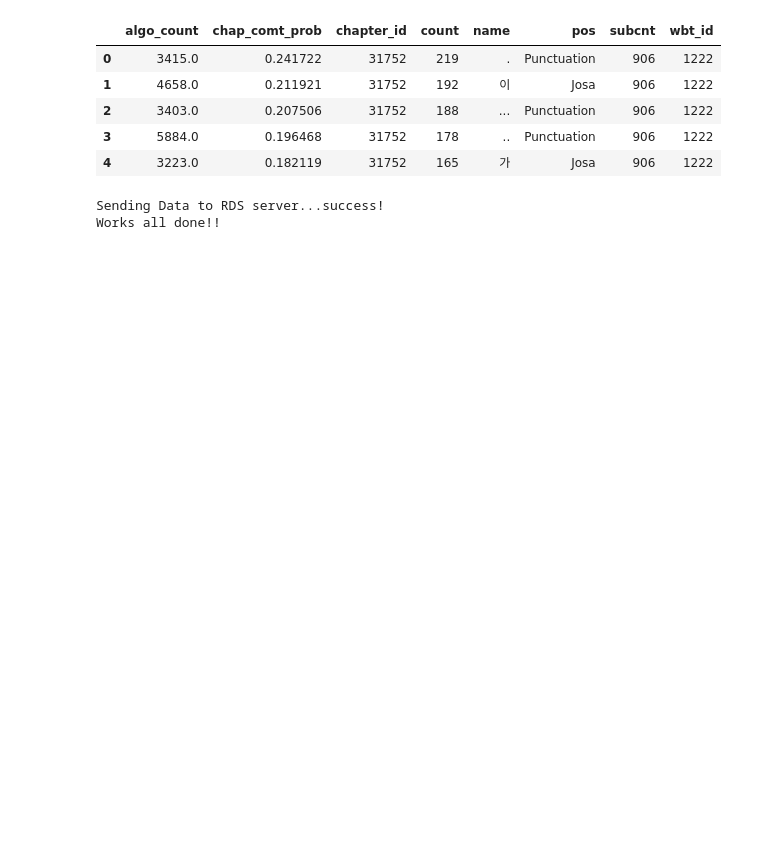
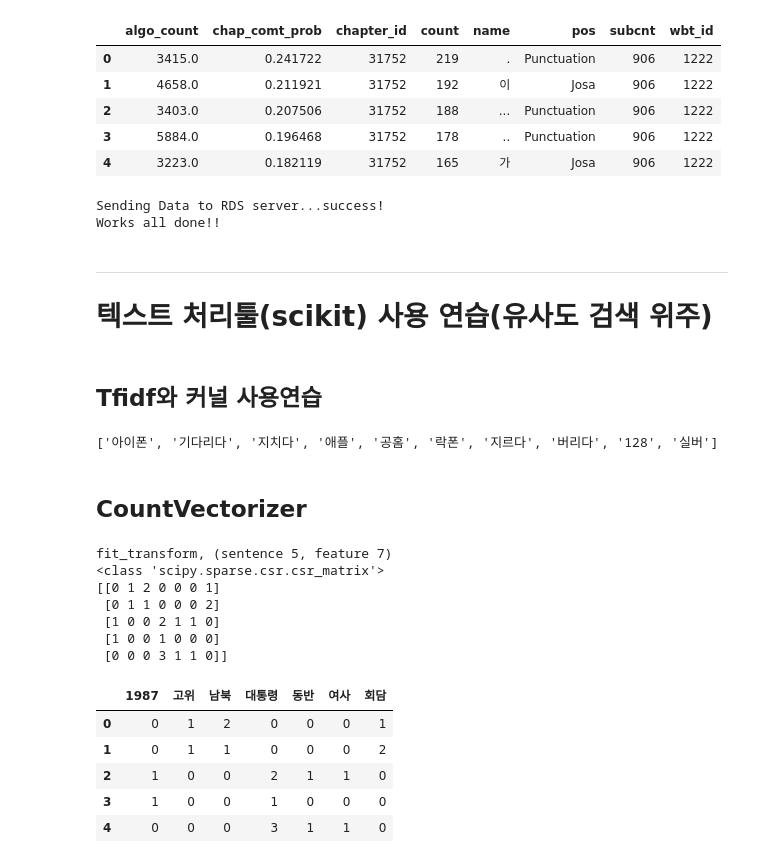
Before and after one commit to brightscannon/Webtoon_recommand_system, a Jupyter notebook: 02_Daum_text_preprocessing.ipynb, the cells around one changed output. Drawn from its saved outputs; the diff is of its cells as text; code cells hidden in the pictures; blank space fills up the shorter version.

```diff
--- a/02_Daum_text_preprocessing.ipynb
+++ b/02_Daum_text_preprocessing.ipynb
@@ -348,3 +306,8 @@ print("Works all done!!")
 | 4 | 3223.0 | 0.182119 | 31752 | 165 | 가 | Josa | 906 | 1222 |
 Sending Data to RDS server...success!
 Works all done!!
+# %% [markdown]
+---
+# 텍스트 처리툴(scikit) 사용 연습(유사도 검색 위주)
+# %% [markdown]
+## Tfidf와 커널 사용연습
@@ -350,0 +344,55 @@ Works all done!!
+# %%
+tokenizer(rawdata[2])
+# %% [output]
+['아이폰', '기다리다', '지치다', '애플', '공홈', '락폰', '지르다', '버리다', '128', '실버']
+# %% [markdown]
+## CountVectorizer
+# %%
+#CountVectorizer
+
+vectorize = CountVectorizer(
+    tokenizer=tokenizer,
+    min_df=2    # 예제로 보기 좋게 1번 정도만 노출되는 단어들은 무시하기로 했다
+                # min_df = 0.01 : 문서의 1% 미만으로 나타나는 단어 무시
+                # min_df = 10 : 문서에 10개 미만으로 나타나는 단어 무시
+                # max_df = 0.80 : 문서의 80% 이상에 나타나는 단어 무시
+                # max_df = 10 : 10개 이상의 문서에 나타나는 단어 무시
+)
+
+# 문장에서 노출되는 feature(특징이 될만한 단어) 수를 합한 Document Term Matrix(이하 DTM) 을 리턴한다
+X = vectorize.fit_transform(rawdata)
+
+print(
+    'fit_transform, (sentence {}, feature {})'.format(X.shape[0], X.shape[1])
+)
+# fit_transform, (sentence 5, feature 7)
+
+print(type(X))
+# <class 'scipy.sparse.csr.csr_matrix'>
+
+print(X.toarray())
+
+# [[0, 1, 2, 0, 0, 0, 1],
+# [0, 1, 1, 0, 0, 0, 2],
+# [1, 0, 0, 2, 1, 1, 0],
+# [1, 0, 0, 1, 0, 0, 0],
+# [0, 0, 0, 3, 1, 1, 0]]
+
+# 문장에서 뽑아낸 feature 들의 배열
+features = vectorize.get_feature_names()
+df = pd.DataFrame(X.toarray(),columns=features)
+df
+# %% [output]
+fit_transform, (sentence 5, feature 7)
+<class 'scipy.sparse.csr.csr_matrix'>
+[[0 1 2 0 0 0 1]
+ [0 1 1 0 0 0 2]
+ [1 0 0 2 1 1 0]
+ [1 0 0 1 0 0 0]
+ [0 0 0 3 1 1 0]]
+|  | 1987 | 고위 | 남북 | 대통령 | 동반 | 여사 | 회담 |
+| 0 | 0 | 1 | 2 | 0 | 0 | 0 | 1 |
+| 1 | 0 | 1 | 1 | 0 | 0 | 0 | 2 |
+| 2 | 1 | 0 | 0 | 2 | 1 | 1 | 0 |
+| 3 | 1 | 0 | 0 | 1 | 0 | 0 | 0 |
+| 4 | 0 | 0 | 0 | 3 | 1 | 1 | 0 |
```
Also changed, not shown: parts of 21 cells of this notebook.
